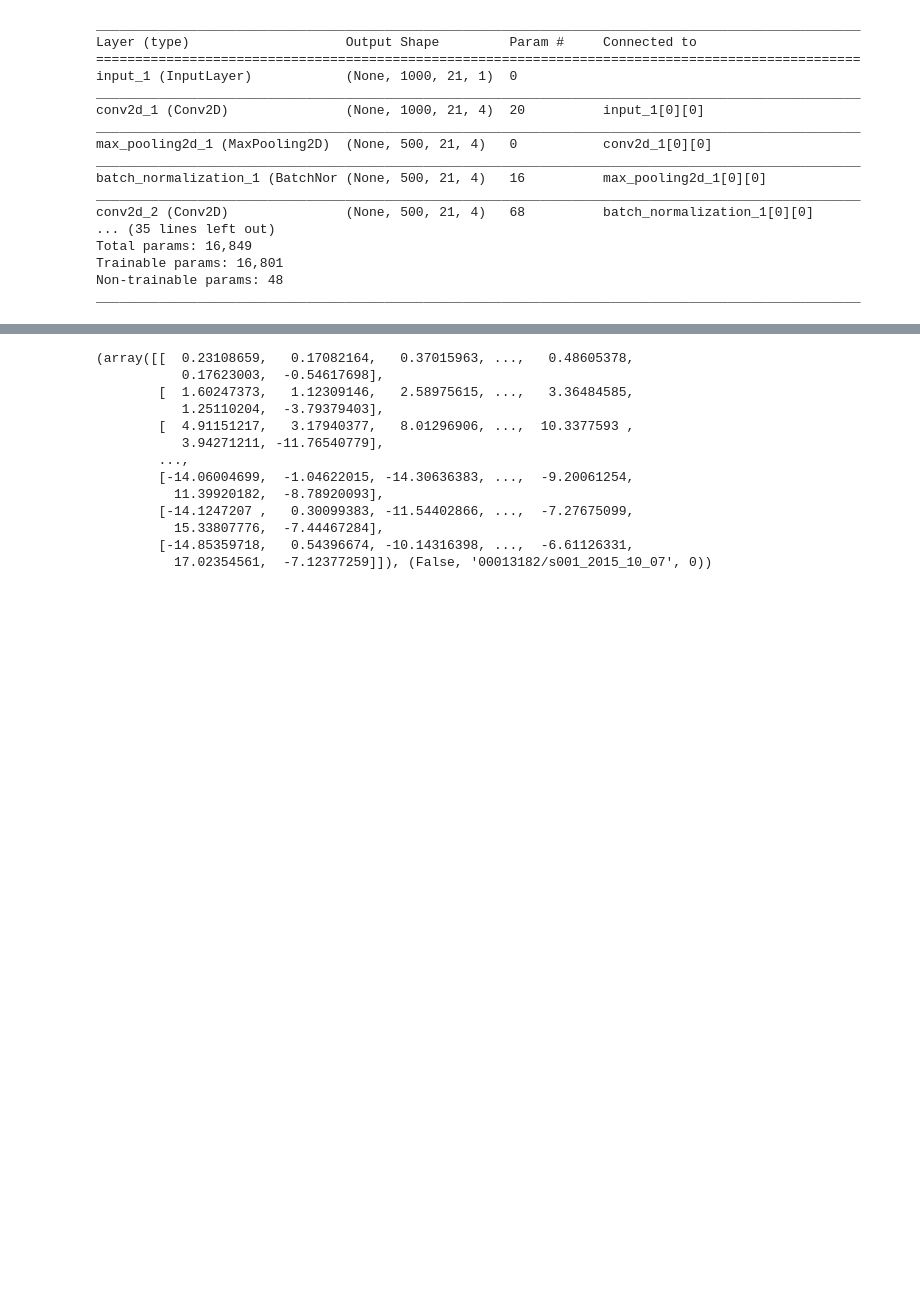
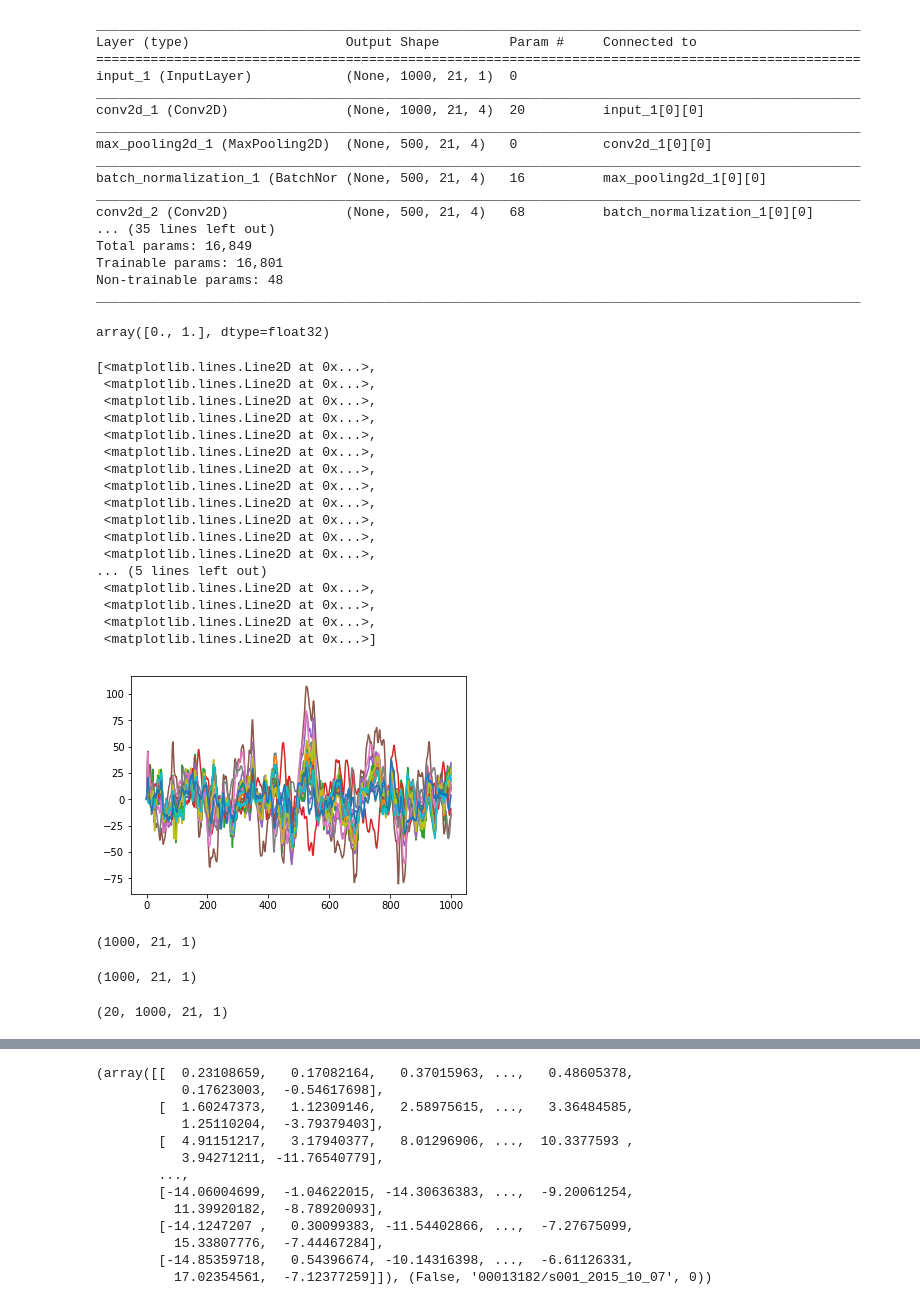
Before and after one commit to Saqibm128/eeg-tasks, a Jupyter notebook: notebooks/Seizure CNN Exploration.ipynb, the cells around one changed output, grey strips where cells are left out. Cells and saved outputs as stored; diff of their text form; code cells hidden in the pictures; blank space fills up the shorter version.

```diff
--- a/notebooks/Seizure CNN Exploration.ipynb
+++ b/notebooks/Seizure CNN Exploration.ipynb
@@ -2030,3 +2030,44 @@ Total params: 16,849
 Trainable params: 16,801
 Non-trainable params: 48
 __________________________________________________________________________________________________
+# %%
+train_edss = pkl.load(open("/n/scratch2/ms994/train_multiple_labels_sessions_seizure_data_4.pkl", "rb"))
+# %%
+train_seizure_labels = [datum[1][0] for datum in train_edss]
+train_session_labels = [datum[1][1] for datum in train_edss]
+train_subtype_labels = [datum[1][2] for datum in train_edss]
+# %%
+train_edg = dg.RULEdfDataGenerator(train_edss, precache=True, labels=train_seizure_labels, shuffle=True, batch_size=512, n_classes=2)
+# %%
+train_edg[0][1][2]
+# %% [output]
+array([0., 1.], dtype=float32)
+# %%
+plt.plot(train_edg[0][0][2].reshape(1000,21))
+# %% [output]
+[<matplotlib.lines.Line2D at 0x...>,
+ <matplotlib.lines.Line2D at 0x...>,
+ <matplotlib.lines.Line2D at 0x...>,
+ <matplotlib.lines.Line2D at 0x...>,
+ <matplotlib.lines.Line2D at 0x...>,
+ <matplotlib.lines.Line2D at 0x...>,
+ <matplotlib.lines.Line2D at 0x...>,
+ <matplotlib.lines.Line2D at 0x...>,
+ <matplotlib.lines.Line2D at 0x...>,
+ <matplotlib.lines.Line2D at 0x...>,
+ <matplotlib.lines.Line2D at 0x...>,
+ <matplotlib.lines.Line2D at 0x...>,
+... (5 lines left out)
+ <matplotlib.lines.Line2D at 0x...>,
+ <matplotlib.lines.Line2D at 0x...>,
+ <matplotlib.lines.Line2D at 0x...>,
+ <matplotlib.lines.Line2D at 0x...>]
+[figure, added]
+# %%
+train_edg[0][0][2].shape
+# %% [output]
+(1000, 21, 1)
+# %%
+np.vstack([train_edg[0][0][2][:500], train_edg[0][0][2][:500]]).shape
+# %% [output]
+(1000, 21, 1)
@@ -2032,0 +2078,4 @@ ________________________________________________________________________________
+# %%
+np.vstack(toRun).shape
+# %% [output]
+(20, 1000, 21, 1)
```
Also changed, not shown: parts of 4 cells of this notebook, 1 other file.
